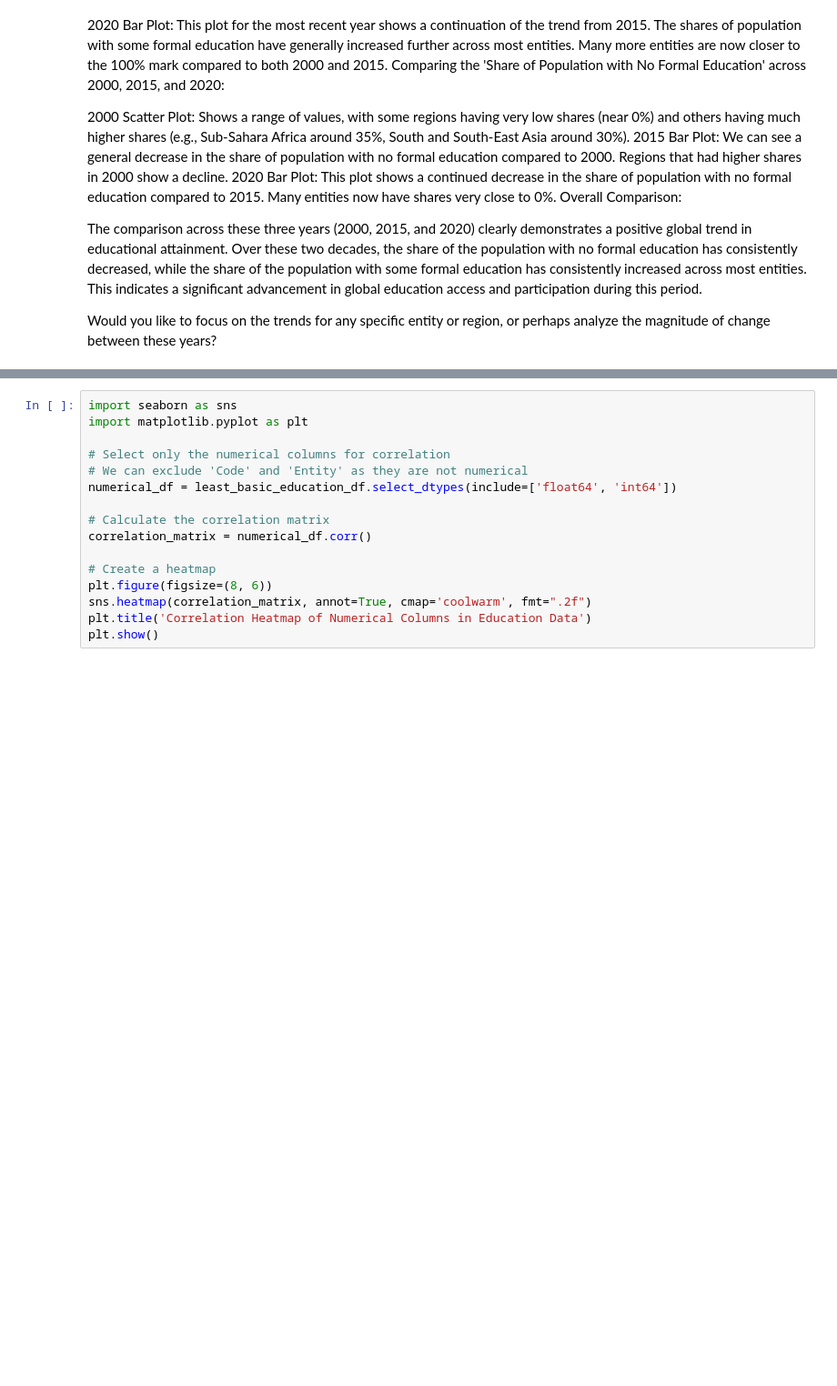
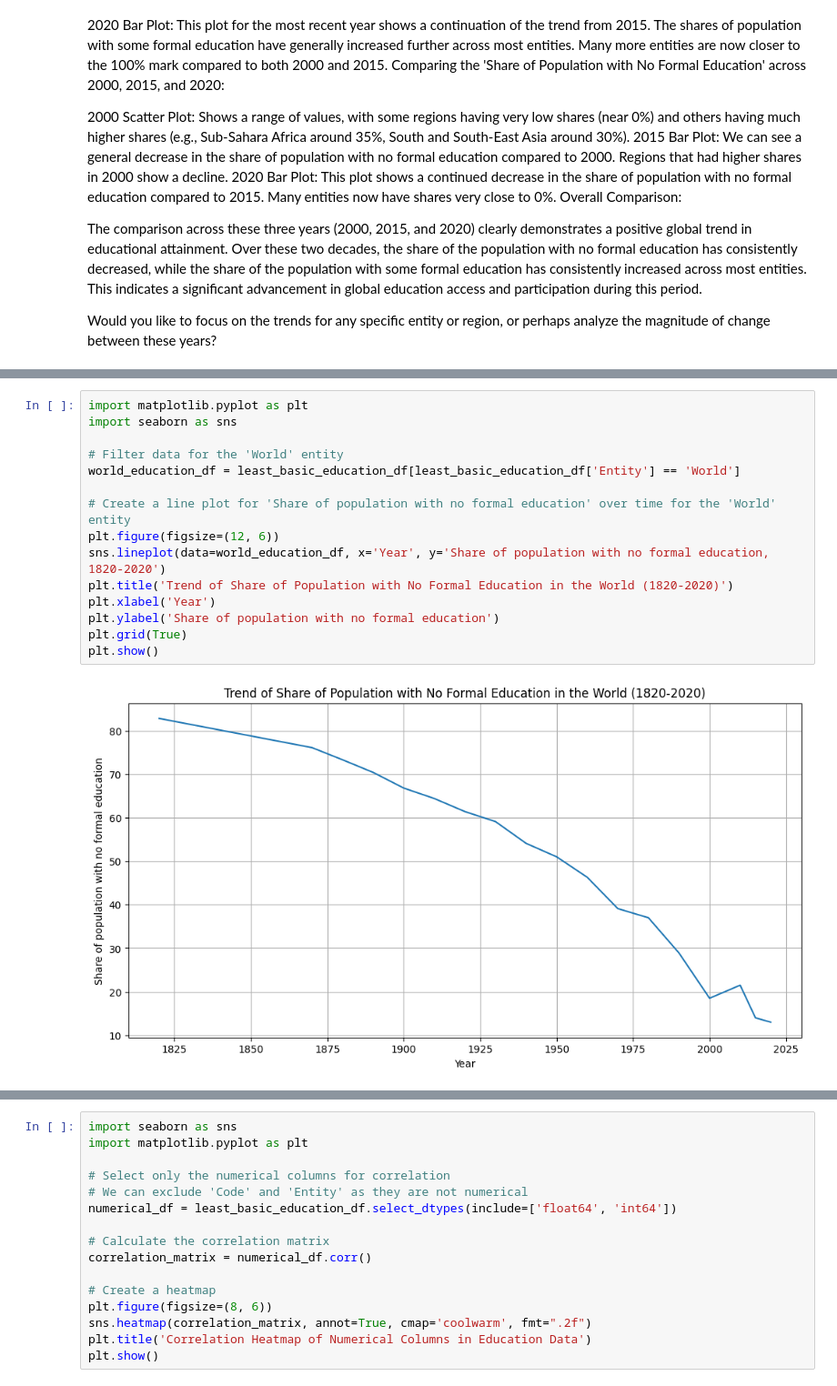
Before and after one commit to dafidsky18-ai/Education-Global-in-2nd-Century-by-OECD-Members, a Jupyter notebook: mukhammad_dafid_capstones_ibm.ipynb, the cells around one changed output, grey strips where cells are left out. Shown at 91% size. Saved outputs shown, nothing was run; the diff lists cells and outputs as text; blank space fills up the shorter version.

```diff
--- a/mukhammad_dafid_capstones_ibm.ipynb
+++ b/mukhammad_dafid_capstones_ibm.ipynb
@@ -527,0 +392,17 @@ In essence, this plot provides a comprehensive view of how formal education leve
+# %%
+import matplotlib.pyplot as plt
+import seaborn as sns
+
+# Filter data for the 'World' entity
+world_education_df = least_basic_education_df[least_basic_education_df['Entity'] == 'World']
+
+# Create a line plot for 'Share of population with no formal education' over time for the 'World' entity
+plt.figure(figsize=(12, 6))
+sns.lineplot(data=world_education_df, x='Year', y='Share of population with no formal education, 1820-2020')
+plt.title('Trend of Share of Population with No Formal Education in the World (1820-2020)')
+plt.xlabel('Year')
+plt.ylabel('Share of population with no formal education')
+plt.grid(True)
+plt.show()
+# %% [output]
+[figure, added]
```
Also changed, not shown: parts of 27 cells of this notebook.
